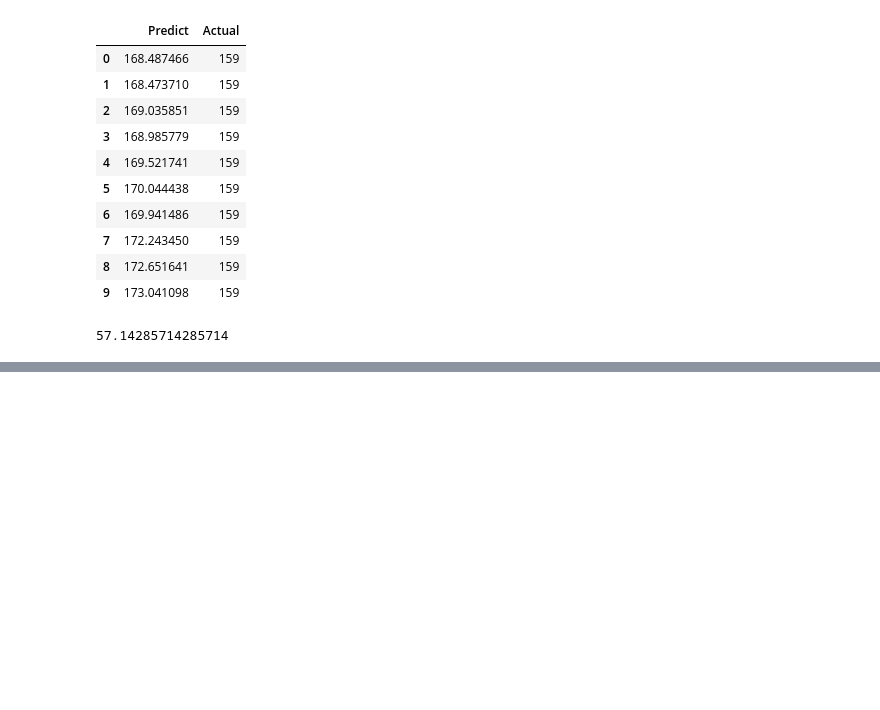
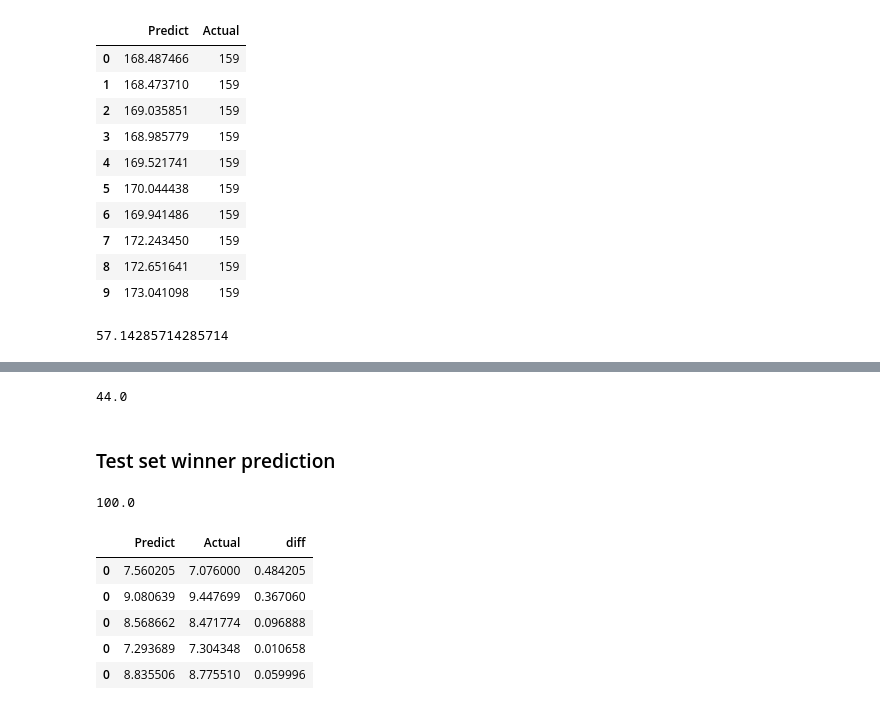
Before and after one commit to UtkarshAIITB/IPL-Data-Analysis, a Jupyter notebook: ML_models.ipynb, the cells around one changed output, grey strips where cells are left out. Saved outputs shown, nothing was run; the diff lists cells and outputs as text; code cells hidden in the pictures; blank space fills up the shorter version.

```diff
--- a/ML_models.ipynb
+++ b/ML_models.ipynb
@@ -714,0 +756,4 @@ from sklearn.ensemble import GradientBoostingClassifier
+# %%
+win = pd.DataFrame(y_pred, columns = ['Predict'])
+win['Actual'] = y2test
+win.head()
@@ -714,0 +783,19 @@ from sklearn.ensemble import GradientBoostingClassifier
+# %%
+winner.rename(columns = {0: 'Predict',
+                          1: 'Actual'
+                          }, inplace = True)
+winner.reset_index(drop = True)
+
+winner['diff'] = abs(winner['Actual'] - winner['Predict'])
+to = winner.shape[0]
+print( ((winner[(winner['diff'])<=0.5].shape[0])/to)*100 )
+# %% [output]
+44.0
+# %% [markdown]
+### Test set winner prediction
+# %%
+y_pred = svr.predict(xs)
+yt2 = yt2.ravel()
+win = pd.DataFrame(y_pred, columns = ['Predict'])
+win['Actual'] = yt2
+# win.head()
@@ -714,0 +818,20 @@ from sklearn.ensemble import GradientBoostingClassifier
+# %%
+winner.rename(columns = {0: 'Predict',
+                          1: 'Actual'
+                          }, inplace = True)
+winner.reset_index(drop = True)
+
+winner['diff'] = abs(winner['Actual'] - winner['Predict'])
+to = winner.shape[0]
+print( ((winner[(winner['diff'])<=0.5].shape[0])/to)*100 )
+# %% [output]
+100.0
+# %%
+winner.head()
+# %% [output]
+|  | Predict | Actual | diff |
+| 0 | 7.560205 | 7.076000 | 0.484205 |
+| 0 | 9.080639 | 9.447699 | 0.367060 |
+| 0 | 8.568662 | 8.471774 | 0.096888 |
+| 0 | 7.293689 | 7.304348 | 0.010658 |
+| 0 | 8.835506 | 8.775510 | 0.059996 |
```
Also changed, not shown: parts of 33 cells of this notebook.
